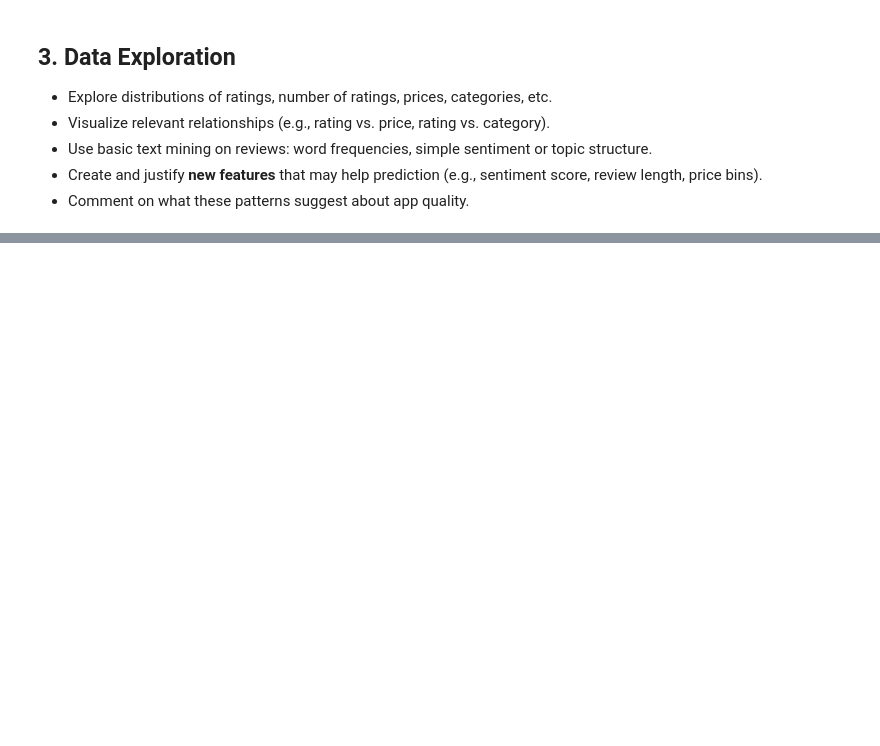
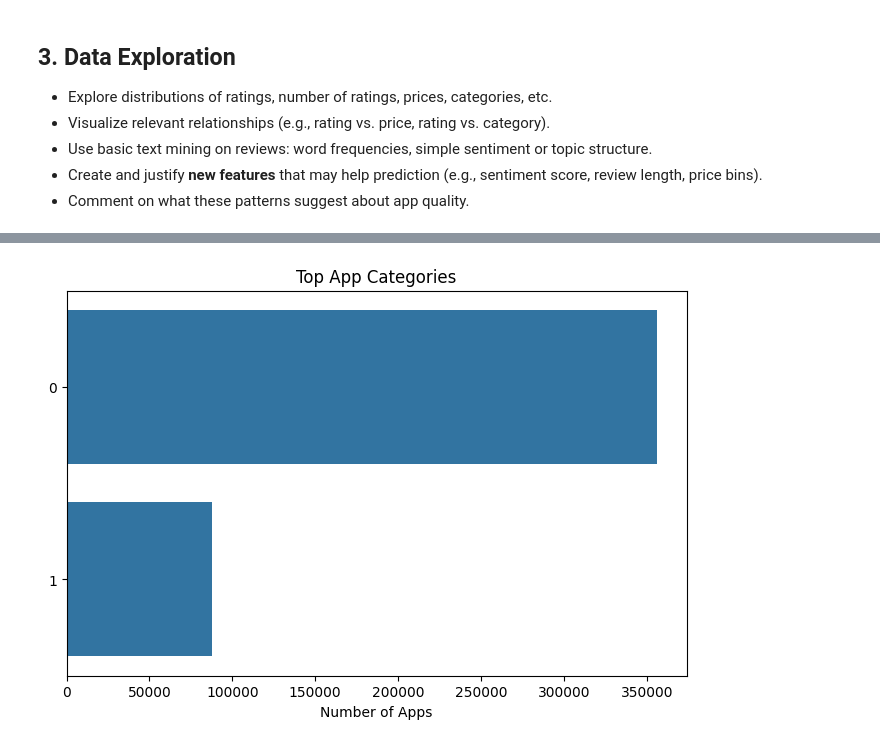
Before and after one commit to Miles-Zhu/AA-Group1, a Jupyter notebook: min.ipynb, the cells around one changed output, grey strips where cells are left out. Saved outputs shown, nothing was run; the diff lists cells and outputs as text; code cells hidden in the pictures; blank space fills up the shorter version.

```diff
--- a/min.ipynb
+++ b/min.ipynb
@@ -254,0 +358,23 @@ df_medizin.sort_values(by="review_count", ascending=False)[["app_id", "app_name"
+# %%
+# df_medizin["review_count"].value_counts(normalize=True)
+
+# import seaborn as sns
+
+has_dev_response_map = df_medizin["app_id"].value_counts()
+
+df_medizin_nunique = (
+    df_medizin[df_medizin["review_count"] > 0]
+    .drop_duplicates(subset="app_id", keep="first")
+    .copy()
+)
+
+# Histogram: Average Rating
+plt.figure(figsize=(8,5))
+top_cats = df_medizin["has_dev_response"].value_counts().nlargest(3).index
+sns.countplot(y="has_dev_response", data=df_medizin, order=top_cats)
+plt.title("Top App Categories")
+plt.xlabel("Number of Apps")
+plt.ylabel("")
+plt.show()
+# %% [output]
+[figure, added]
```
Also changed, not shown: parts of 15 cells of this notebook, 4 other files.
